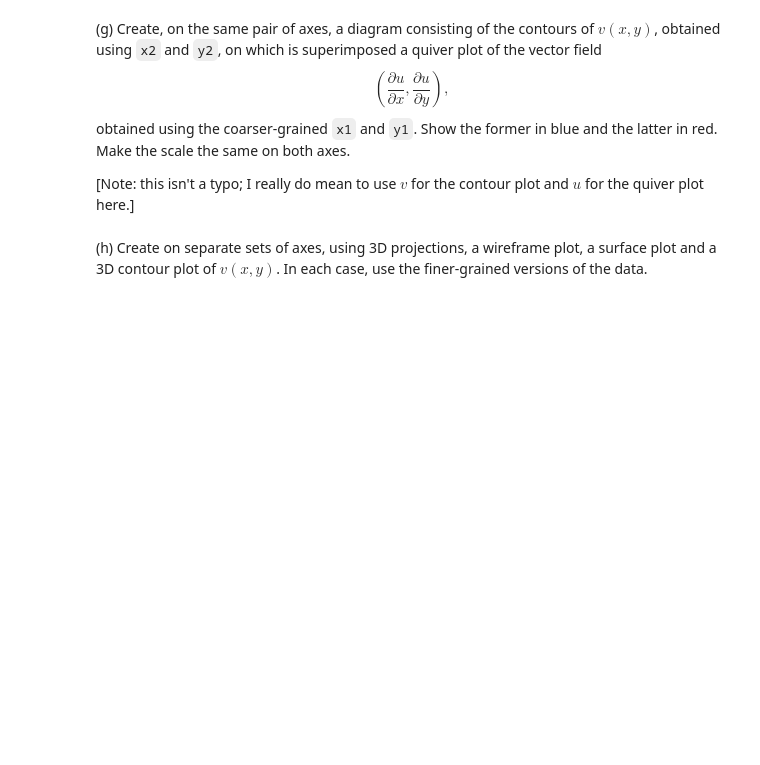
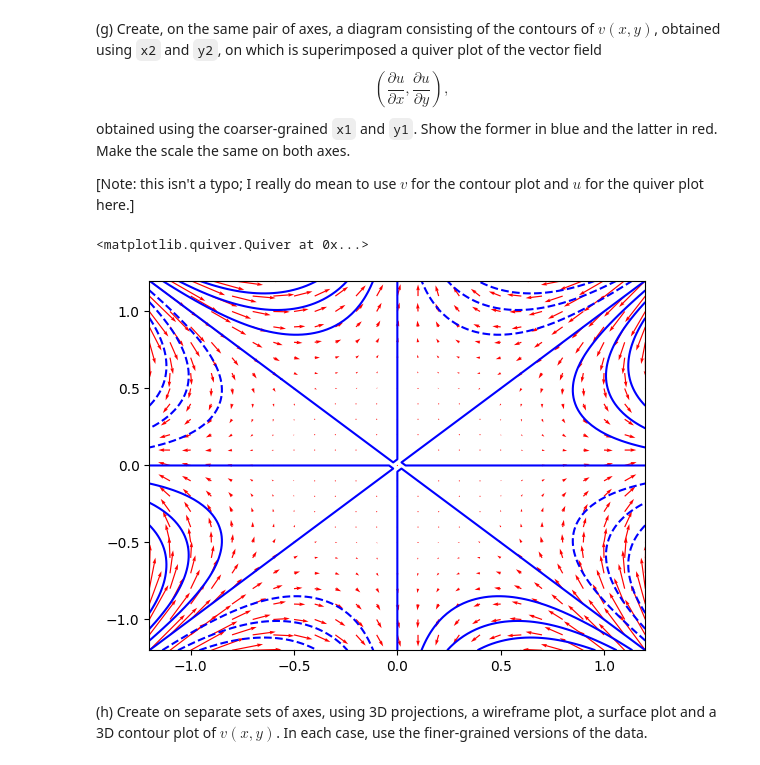
Before and after one commit to Imperial-MATH40006/math40006-2022-23-term2-week4-fkaner0, a Jupyter notebook: term2week4.ipynb, the cells around one changed output. Saved outputs shown, nothing was run; the diff lists cells and outputs as text; code cells hidden in the pictures; blank space fills up the shorter version.

```diff
--- a/term2week4.ipynb
+++ b/term2week4.ipynb
@@ -362,8 +377,16 @@ obtained using the coarser-grained `x1` and `y1`. Show the former in blue and th
 
 [Note: this isn't a typo; I really do mean to use $v$ for the contour plot and $u$ for the quiver plot here.]
 # %%
-# YOUR CODE HERE
-raise NotImplementedError()
+fig, ax = plt.subplots()
+
+ax.contour(x2, y2, v, colors=['blue'])
+
+dudx = 4 * x1**3 - 12 * x1 * y1**2 + y1**4
+dudy = x1**4 - 12 * x1**2 * y1 + 4 * y1**3
+ax.quiver(x1, y1, dudx, dudy, color = 'red')
+# %% [output]
+<matplotlib.quiver.Quiver at 0x...>
+[figure, added]
 # %% [markdown]
 (h) Create on separate sets of axes, using 3D projections, a wireframe plot, a surface plot and a 3D contour plot of $v(x, y)$.  In each case, use the finer-grained versions of the data.
 # %%
```
Also changed, not shown: parts of 29 cells of this notebook.
